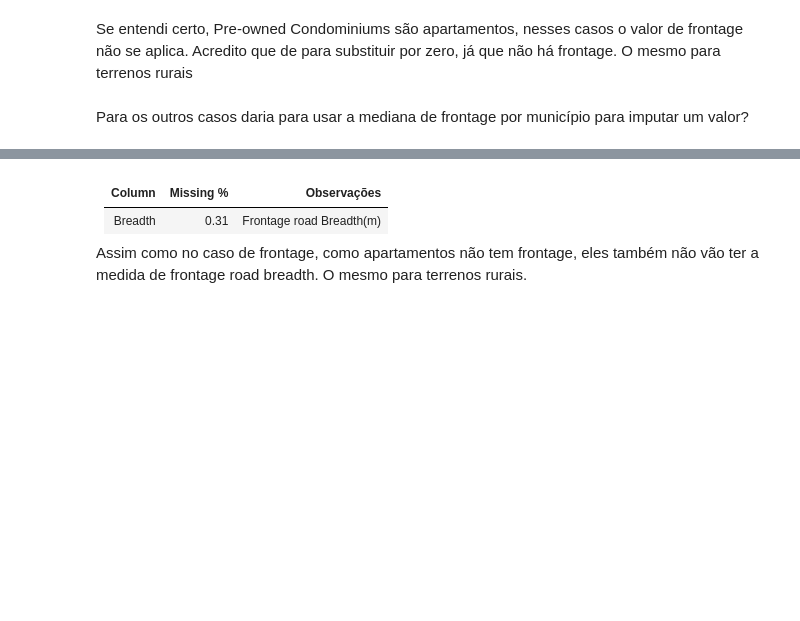
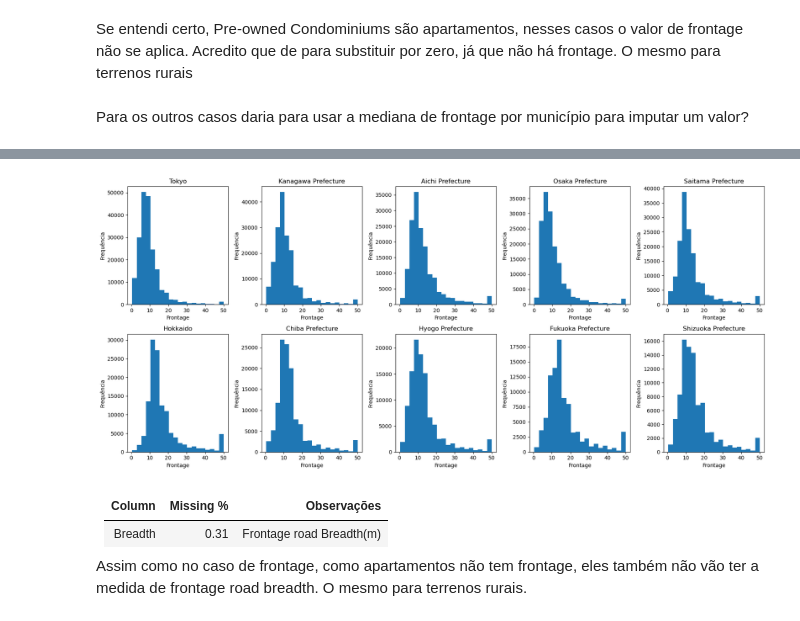
Before and after one commit to jualmac/Japan-Real-Estate-Prices, a Jupyter notebook: notebooks/house_prices_teste.ipynb, the cells around one changed output, grey strips where cells are left out. Saved outputs shown, nothing was run; the diff lists cells and outputs as text; code cells hidden in the pictures; blank space fills up the shorter version.

```diff
--- a/notebooks/house_prices_teste.ipynb
+++ b/notebooks/house_prices_teste.ipynb
@@ -727,3 +755,23 @@ Por DistrictName: média=15.8  std=8.07  min=0.5  max=50.0
+# %%
+# Selecionar 10 prefectures com mais dados
+top_prefectures = df_check['Prefecture'].value_counts().head(10).index
+
+# Criar figura com 10 subplots (2 linhas x 5 colunas)
+fig, axes = plt.subplots(2, 5, figsize=(18, 8))
+axes = axes.flatten()
+
+for i, pref in enumerate(top_prefectures):
+    dados = df_check[df_check['Prefecture'] == pref]['Frontage']
+
+    axes[i].hist(dados, bins=20)
+    axes[i].set_title(pref)
+    axes[i].set_xlabel('Frontage')
+    axes[i].set_ylabel('Frequência')
+
+plt.tight_layout()
+plt.show()
+# %% [output]
+[figure, added]
 # %%
 mask = df_all['Type'].isin(tipos_com_frontage)
 
```
Also changed, not shown: parts of 12 cells of this notebook.
